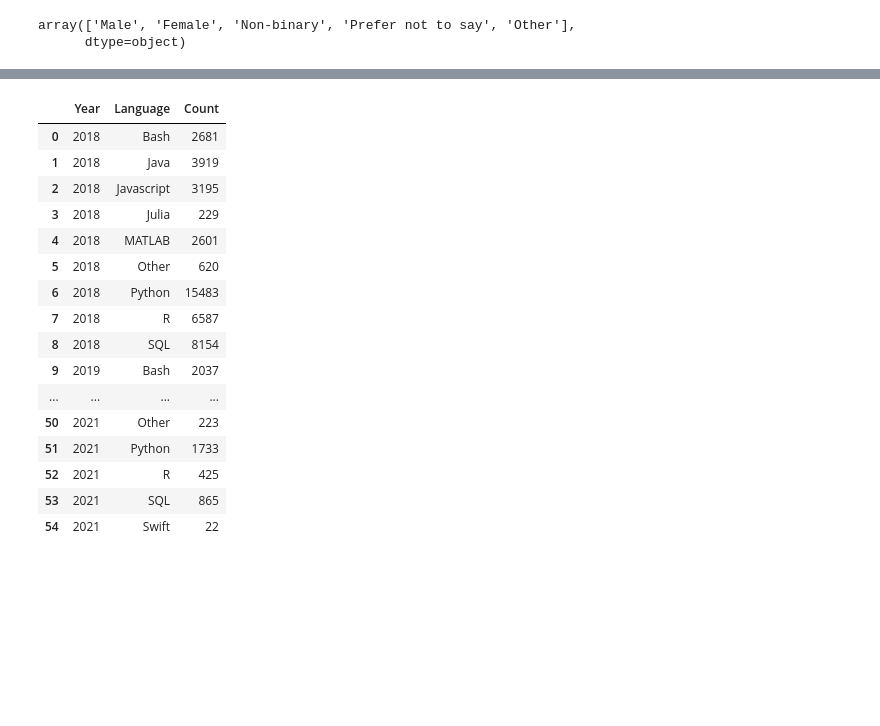
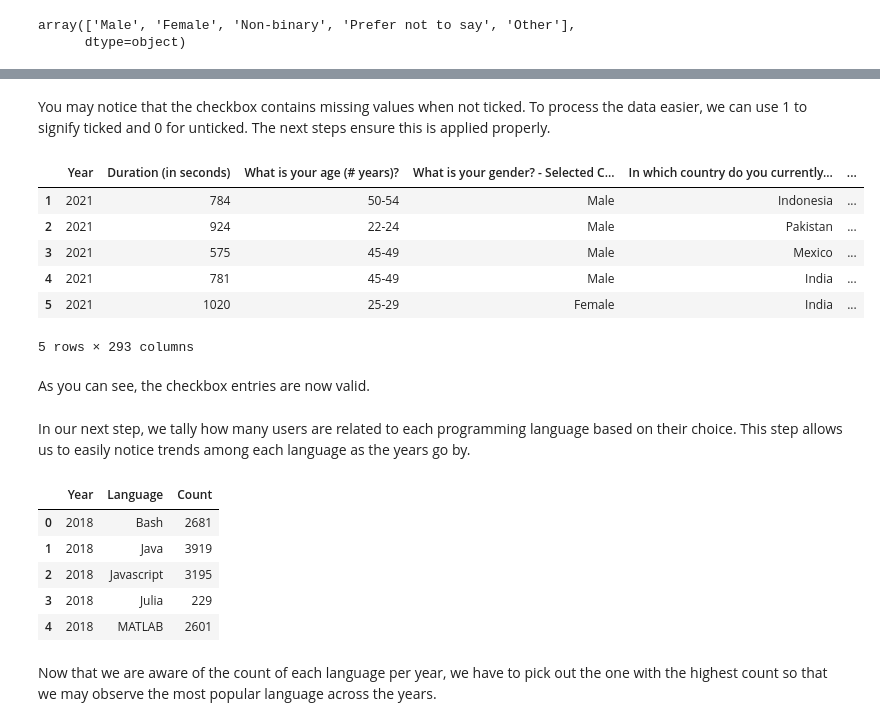
Before and after one commit to muhammadrafayasif/elevvo-pathways, a Jupyter notebook: Task4/task4.ipynb, the cells around one changed output, grey strips where cells are left out. Drawn from its saved outputs; the diff is of its cells as text; code cells hidden in the pictures; blank space fills up the shorter version.

```diff
--- a/Task4/task4.ipynb
+++ b/Task4/task4.ipynb
@@ -19,3 +32,4 @@ df.head()
 # %%
 df.columns = df.iloc[0]
 df = df[1:].reset_index(drop=True)
+df = df[1:]
@@ -44,5 +35,0 @@ checkbox_cols = [col for col in df.columns if '(Select all that apply)' in col]
-# %%
-df = df[1::]
-df.drop_duplicates(inplace=True)
-df.dropna(how='all', axis=0, inplace=True)
-df.dropna(how='all', axis=1, inplace=True)
@@ -68,0 +71,13 @@ df.dropna(how='any', subset=list(df.columns)[0:8], inplace=True)
+# %%
+education_map = {
+    'Masterâ€™s degree': 'Masters degree',
+    'Bachelorâ€™s degree': 'Bachelors degree',
+    'Some college/university study without earning a bachelorâ€™s degree': 'Persuing a degree',
+    'No formal education past high school': 'No formal education past high school',
+    'Professional degree': 'Professional degree',
+    'Doctoral degree': 'Doctoral degree',
+    'Professional doctorate': 'Professional doctorate'
+}
+
+df['What is the highest level of formal education that you have attained or plan to attain within the next 2 years?'] = df['What is the highest level of formal education that you have attained or plan to attain within the next 2 years?'].map(lambda x: education_map.get(x, 'Other'))
+df['What is the highest level of formal education that you have attained or plan to attain within the next 2 years?'].unique()
@@ -68,0 +97,8 @@ df.dropna(how='any', subset=list(df.columns)[0:8], inplace=True)
+# %%
+df['What type of computing platform do you use most often for your data science projects? - Selected Choice'] = df['What type of computing platform do you use most often for your data science projects? - Selected Choice'].replace(
+    {
+        'A personal computer or laptop' : 'A personal computer / desktop',
+        'A cloud computing platform (AWS, Azure, GCP, hosted notebooks, etc)' : 'Cloud Computing',
+        'A deep learning workstation (NVIDIA GTX, LambdaLabs, etc)' : 'Deep Learning Workstation'
+    }
+)
@@ -68,0 +117,2 @@ df.dropna(how='any', subset=list(df.columns)[0:8], inplace=True)
+# %% [markdown]
+You may notice that the checkbox contains missing values when not ticked. To process the data easier, we can use 1 to signify ticked and 0 for unticked. The next steps ensure this is applied properly.
@@ -69,34 +121,38 @@ df.dropna(how='any', subset=list(df.columns)[0:8], inplace=True)
 # %%
-checkbox_cols = [col for col in df.columns if '(Select all that apply)' in col]
 df[checkbox_cols] = df[checkbox_cols].notna().astype(int)
+df.head()
+# %% [output]
+|  | Year | Duration (in seconds) | What is your age (# years)? | What is your gender? - Selected C... | In which country do you currently... | ... |
+| 1 | 2021 | 784 | 50-54 | Male | Indonesia | ... |
+| 2 | 2021 | 924 | 22-24 | Male | Pakistan | ... |
+| 3 | 2021 | 575 | 45-49 | Male | Mexico | ... |
+| 4 | 2021 | 781 | 45-49 | Male | India | ... |
+| 5 | 2021 | 1020 | 25-29 | Female | India | ... |
+5 rows × 293 columns
+# %% [markdown]
+As you can see, the checkbox entries are now valid.
+# %% [markdown]
+In our next step, we tally how many users are related to each programming language based on their choice. This step allows us to easily notice trends among each language as the years go by.
 # %%
 language_cols = list(df.columns)[8:20]
 
 df_melted = df.melt(id_vars='Year',
                     value_vars=language_cols,
                     var_name='Language',
                     value_name='Used')
 
 df_melted = df_melted[df_melted['Used'] == 1]
 lang_counts = df_melted.groupby(['Year', 'Language']).size().reset_index(name='Count')
 lang_counts['Language'] = lang_counts['Language'].str.replace('What programming languages do you use on a regular basis? (Select all that apply) - Selected Choice - ', '')
+lang_counts.head()
 # %% [output]
 |  | Year | Language | Count |
 | 0 | 2018 | Bash | 2681 |
 | 1 | 2018 | Java | 3919 |
 | 2 | 2018 | Javascript | 3195 |
 | 3 | 2018 | Julia | 229 |
 | 4 | 2018 | MATLAB | 2601 |
-| 5 | 2018 | Other | 620 |
-| 6 | 2018 | Python | 15483 |
-| 7 | 2018 | R | 6587 |
-| 8 | 2018 | SQL | 8154 |
-| 9 | 2019 | Bash | 2037 |
-| ... | ... | ... | ... |
-| 50 | 2021 | Other | 223 |
-| 51 | 2021 | Python | 1733 |
-| 52 | 2021 | R | 425 |
-| 53 | 2021 | SQL | 865 |
-| 54 | 2021 | Swift | 22 |
+# %% [markdown]
+Now that we are aware of the count of each language per year, we have to pick out the one with the highest count so that we may observe the most popular language across the years.
 # %%
 top_langs = lang_counts.sort_values(['Year', 'Count'], ascending=[True, False]).groupby('Year').first().reset_index()
```
Also changed, not shown: parts of 39 cells of this notebook, 1 other file.
